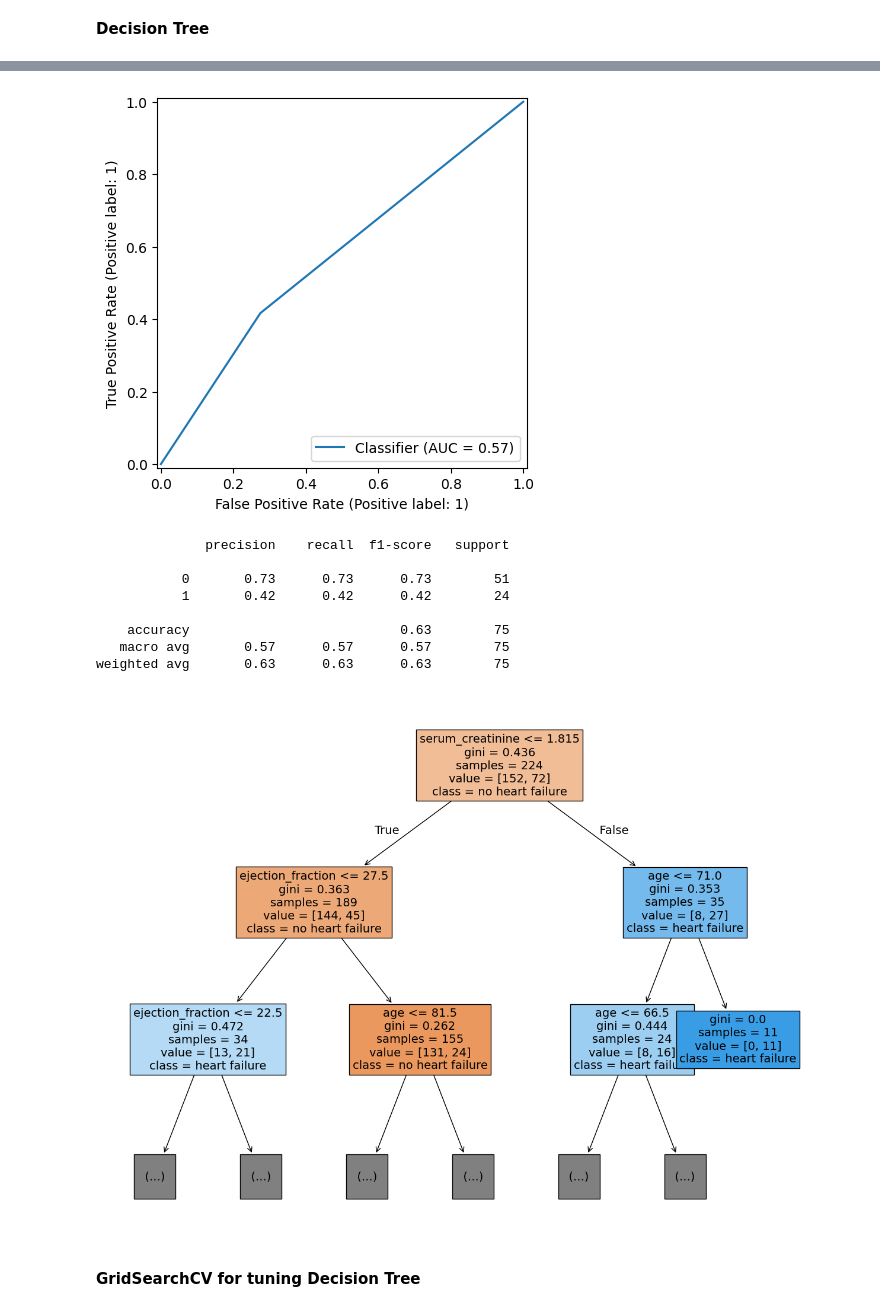
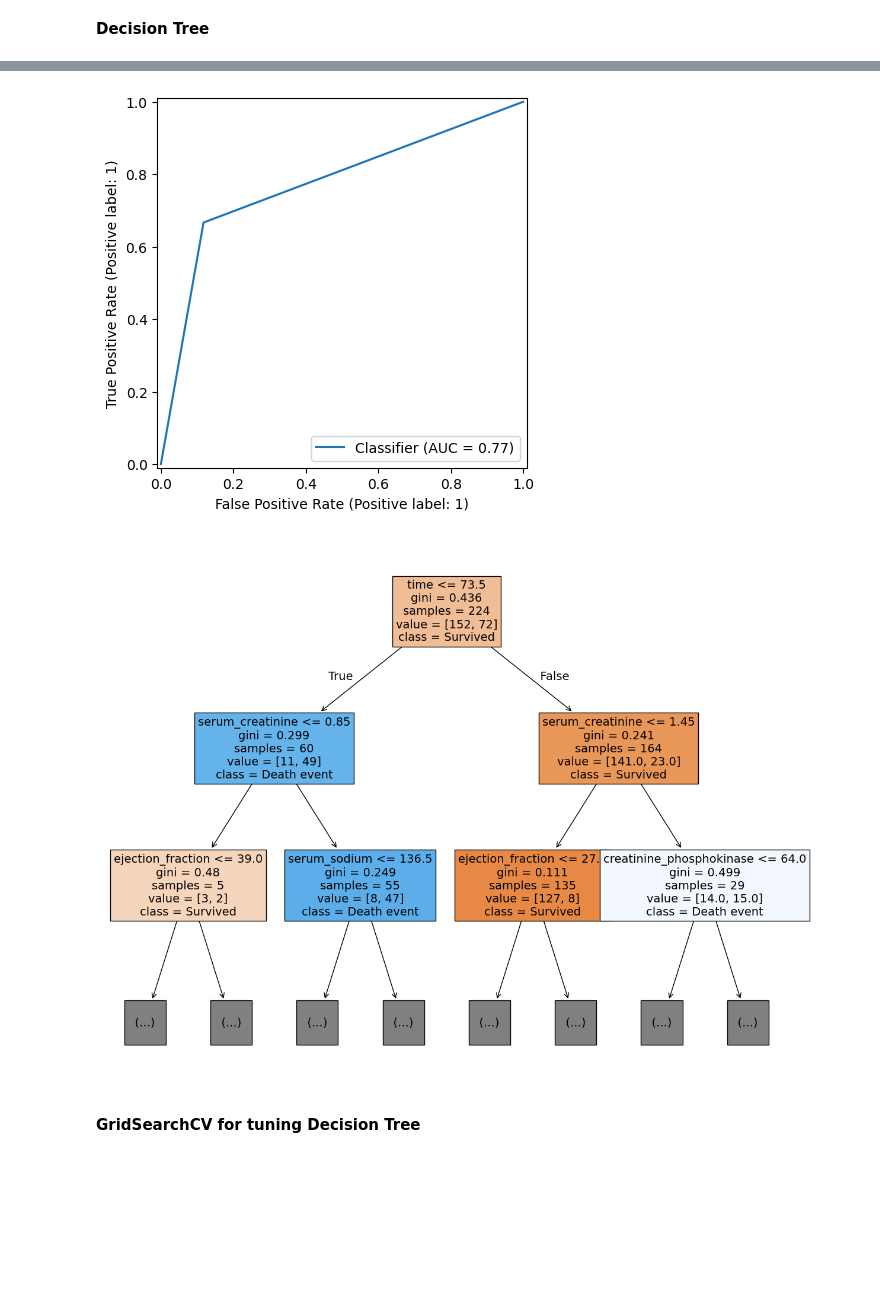
Before and after one commit to dr-koehler-ai/Heart-Failure-Clinical-Records-Dashboard, a Jupyter notebook: Heart_Failure_Clinical_Records_V2.ipynb, the cells around one changed output, grey strips where cells are left out. Drawn from its saved outputs; the diff is of its cells as text; code cells hidden in the pictures; blank space fills up the shorter version.

```diff
--- a/Heart_Failure_Clinical_Records_V2.ipynb
+++ b/Heart_Failure_Clinical_Records_V2.ipynb
@@ -162,31 +153,37 @@ weighted avg       0.68      0.71      0.67        75
 # %% [markdown]
 **Decision Tree**
 # %%
+#Defining variables and target
+y = data["death_event"]
+X = data[['age','anaemia','creatinine_phosphokinase','diabetes','ejection_fraction','high_blood_pressure','platelets','serum_creatinine','serum_sodium','sex','smoking',
+ 'time']]
+
+# Splitting data
+X_train, X_test, y_train, y_test = train_test_split(X, y, test_size=0.25, random_state=42, stratify=y)
+
 # Building the model
 decision_tree = DecisionTreeClassifier(random_state=42)
 decision_tree.fit(X_train, y_train)
 y_pred_tree = decision_tree.predict(X_test)
 
 # Classification Report & best parameters
-print(classification_report(y_test, y_pred))
+print(classification_report(y_test, y_pred_tree))
 print(decision_tree.get_params())
 
 # Confusion Matrix
-cm_tree = confusion_matrix(y_test, y_pred)
+cm_tree = confusion_matrix(y_test, y_pred_tree)
 disp_tree = ConfusionMatrixDisplay(confusion_matrix=cm_tree, display_labels=decision_tree.classes_)
 disp_tree.plot()
 plt.show()
 
 # ROC Curve
-RocCurveDisplay.from_predictions(y_test, y_pred_tree)
+y_prob_tree = decision_tree.predict_proba(X_test)[:, 1]
+RocCurveDisplay.from_predictions(y_test, y_prob_tree)
 plt.show()
-
-# Classification Report
-print(classification_report(y_test, y_pred_tree))
 
 # Plotting Decision Tree
 plt.figure(figsize=(15,12))
-plot_tree(decision_tree, max_depth=2, fontsize=14, class_names = {0: "no heart failure", 1: "heart failure"}, feature_names=X.columns, filled=True)
+plot_tree(decision_tree, max_depth=2, fontsize=14, class_names=["Survived", "Death event"], feature_names=X.columns, filled=True)
 plt.show()
 # %% [output]
               precision    recall  f1-score   support
@@ -203,13 +200,5 @@ weighted avg       0.79      0.76      0.72        75
-[figure, old version]
+[figure, new version]
-              precision    recall  f1-score   support
-
-           0       0.73      0.73      0.73        51
-           1       0.42      0.42      0.42        24
-
-    accuracy                           0.63        75
-   macro avg       0.57      0.57      0.57        75
-weighted avg       0.63      0.63      0.63        75
-[figure, old version]
+[figure, new version]
 # %% [markdown]
 **GridSearchCV for tuning Decision Tree**
 # %%
```
Also changed, not shown: parts of 20 cells of this notebook.
